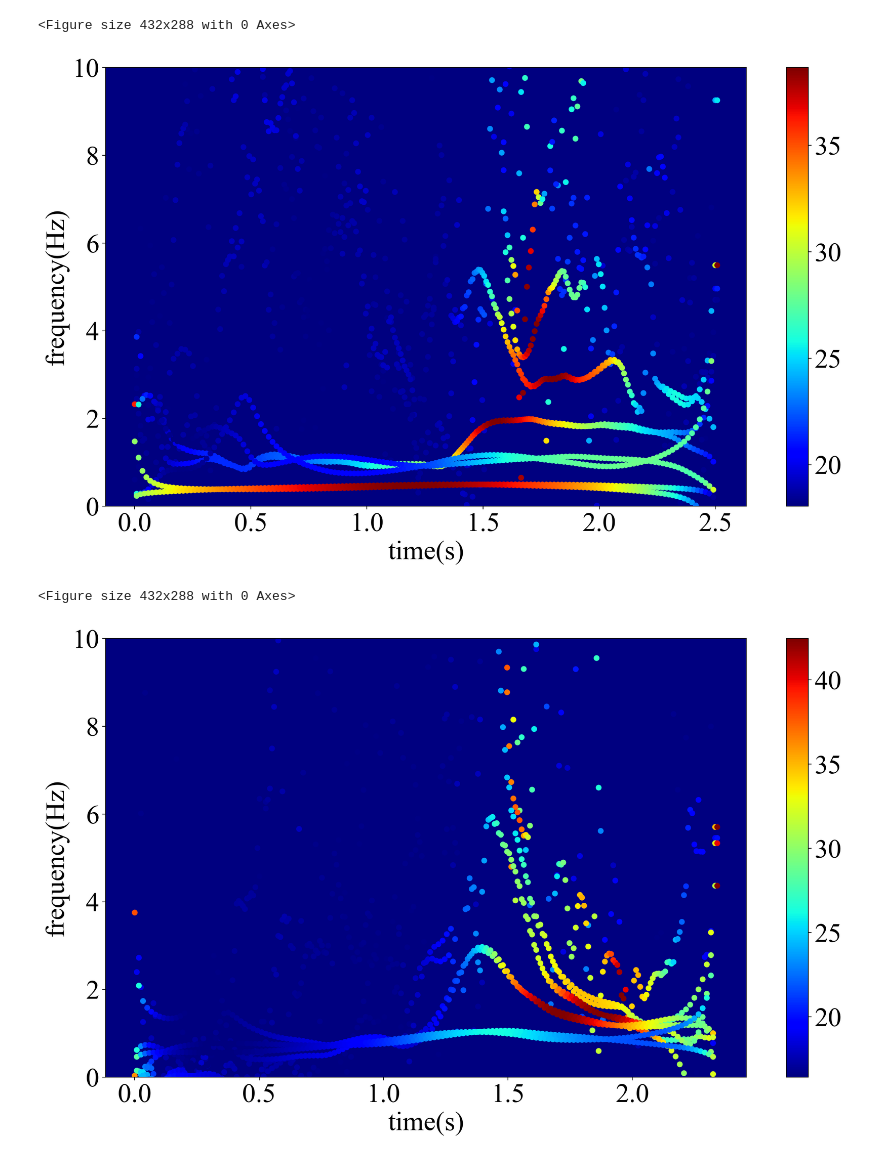
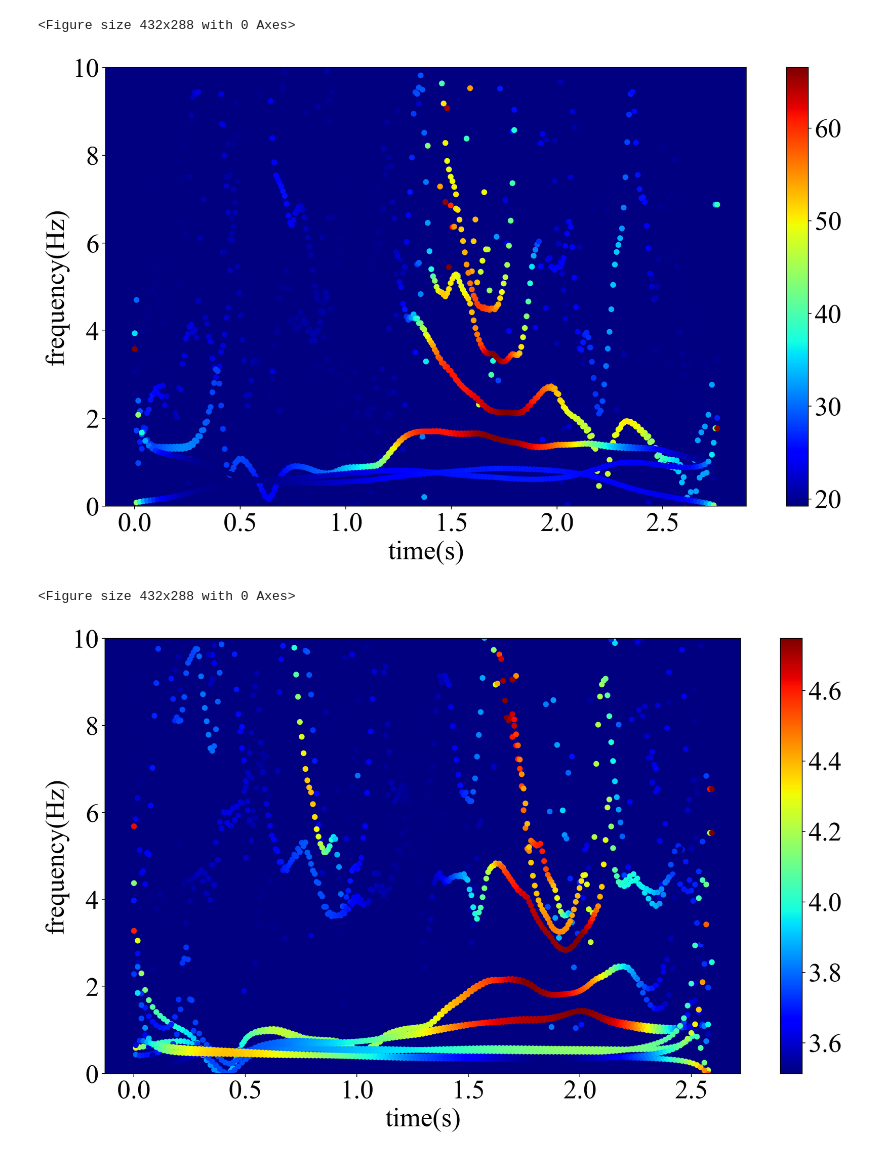
Before and after one commit to chudai8141/golf2, a Jupyter notebook: GolfMEMD/hht_calculation.ipynb, the cells around one changed output. Saved outputs shown, nothing was run; the diff lists cells and outputs as text; code cells hidden in the pictures.

Commit message:
updata code for save path

```diff
--- a/GolfMEMD/hht_calculation.ipynb
+++ b/GolfMEMD/hht_calculation.ipynb
@@ -13,15 +13,15 @@ import ht
 # check 1
 # setting joint
 j = Joint()
-set_joint = j.left_up_leg
-joint_name = 'left_up_leg'
-save_path = os.path.join('./output_image/1111/slice_data/', (joint_name + '.png'))
+set_joint = j.left_arm
+joint_name = 'left_arm'
+
 
 # check 2
 # setting impact frame
 # slice data
-#'''
-select_data = 'slice data'
+'''
+select_data = 'slice_data'
 first_impact = 184
 second_impact = 213
 third_impact = 187
@@ -29,13 +29,12 @@ fourth_impact = 205
 
 '''
 # straight data
-select_data = 'straight data'
+select_data = 'straight_data'
 first_impact = 224
 second_impact = 186
 third_impact = 212
 fourth_impact = 228
 #'''
-
 print(select_data)
 
 # min_frame -> 一番最小のフレームデータを選択
@@ -43,13 +42,19 @@ min_frame = np.array([first_impact, second_impact, third_impact, fourth_impact])
 min_frame = np.min(min_frame)
 print(min_frame)
 
+
 # check 3
 #setting follor_throught -> インパクトからフォロースルーまでのフレームデータを計算
 # slice
-follor_throught = 246 - min_frame
+# follor_throught = 246 - min_frame
 
 # straight
-#follor_throught = 260 - min_frame
+follor_throught = 260 - min_frame
+
+
+#check 4
+save_path = os.path.join('./output_image/1111/', select_data, (joint_name + '.png'))
+print(save_path)
 
 print(follor_throught)
 # %% [output]
@@ -60,8 +66,8 @@ slice data
 # first straight data
 # or
 # first slice data
-# data_path = '../data/1111/straight_data/straight_1_Take_001.bvh'
-data_path = '../data/1111/slice_data/slice_1_Take_001.bvh'
+data_path = '../data/1111/straight_data/straight_1_Take_001.bvh'
+# data_path = '../data/1111/slice_data/slice_1_Take_001.bvh'
 
 data, fs, text = bvh.bvhreader(data_path)
 data = bvh.errc(data, set_joint, set_joint+3)
@@ -130,8 +136,8 @@ first_freq_data = freq_mean.copy()
 first_amp_data = amp_norm.copy()
 # %%
 # secont straight data
-# data_path = '../data/1111/straight_data/straight_2_Take_001.bvh'
-data_path = '../data/1111/slice_data/slice_2_Take_001.bvh'
+data_path = '../data/1111/straight_data/straight_2_Take_001.bvh'
+# data_path = '../data/1111/slice_data/slice_2_Take_001.bvh'
 
 data, fs, text = bvh.bvhreader(data_path)
 data = bvh.errc(data, set_joint, set_joint+3)
@@ -194,14 +200,14 @@ plt.colorbar()
 plt.show()
 # %% [output]
 <Figure size 432x288 with 0 Axes>
-[figure, old version]
+[figure, new version]
 # %%
 second_freq_data = freq_mean.copy()
 second_amp_data = amp_norm.copy()
 # %%
 # third straight data
-# data_path = '../data/1111/straight_data/straight_3_Take_001.bvh'
-data_path = '../data/1111/slice_data/slice_3_Take_001.bvh'
+data_path = '../data/1111/straight_data/straight_3_Take_001.bvh'
+# data_path = '../data/1111/slice_data/slice_3_Take_001.bvh'
 
 data, fs, text = bvh.bvhreader(data_path)
 data = bvh.errc(data, set_joint, set_joint+3)
@@ -237,34 +243,34 @@ freq_mean = np.mean(freq_all, axis=0)
 amp_norm = LA.norm(amp_all, axis=0)
 # amp_mean = (amp_norm - np.min(amp_norm)) / (np.max(amp_norm) - np.min(amp_norm))
 
 # Number of decomposition
 Nod = freq_mean.shape[0]
 
 # frame
 frame = freq_mean.shape[1]
 
 # setting spectrum time
 spectrum_time = np.zeros((Nod, frame))
 for n in range(Nod):
     spectrum_time[n, :] = np.linspace(0, dt*frame, frame)
 
 # spectrogram plot
 plt.clf()
 plt.figure(dpi = 200, figsize=(16, 9))
 plt.rcParams['font.family'] = 'Times new Roman'
 plt.rcParams['font.size'] = 30
 for n in range(Nod):
     plt.scatter(spectrum_time[n, :], freq_mean[n, :], s = 30, c=amp_norm[n, :frame], cmap='jet')
 ax = plt.gca()
 ax.set_facecolor([0.0, 0.0, 0.5])
 plt.ylim(0, 10)
 plt.xlabel('time(s)')
 plt.ylabel('frequency(Hz)')
 plt.colorbar()
 plt.show()
 # %% [output]
 <Figure size 432x288 with 0 Axes>
-[figure, old version]
+[figure, new version]
 # %%
 third_freq_data = freq_mean.copy()
 third_amp_data = amp_norm.copy()
```
Also changed, not shown: parts of 6 cells of this notebook.
